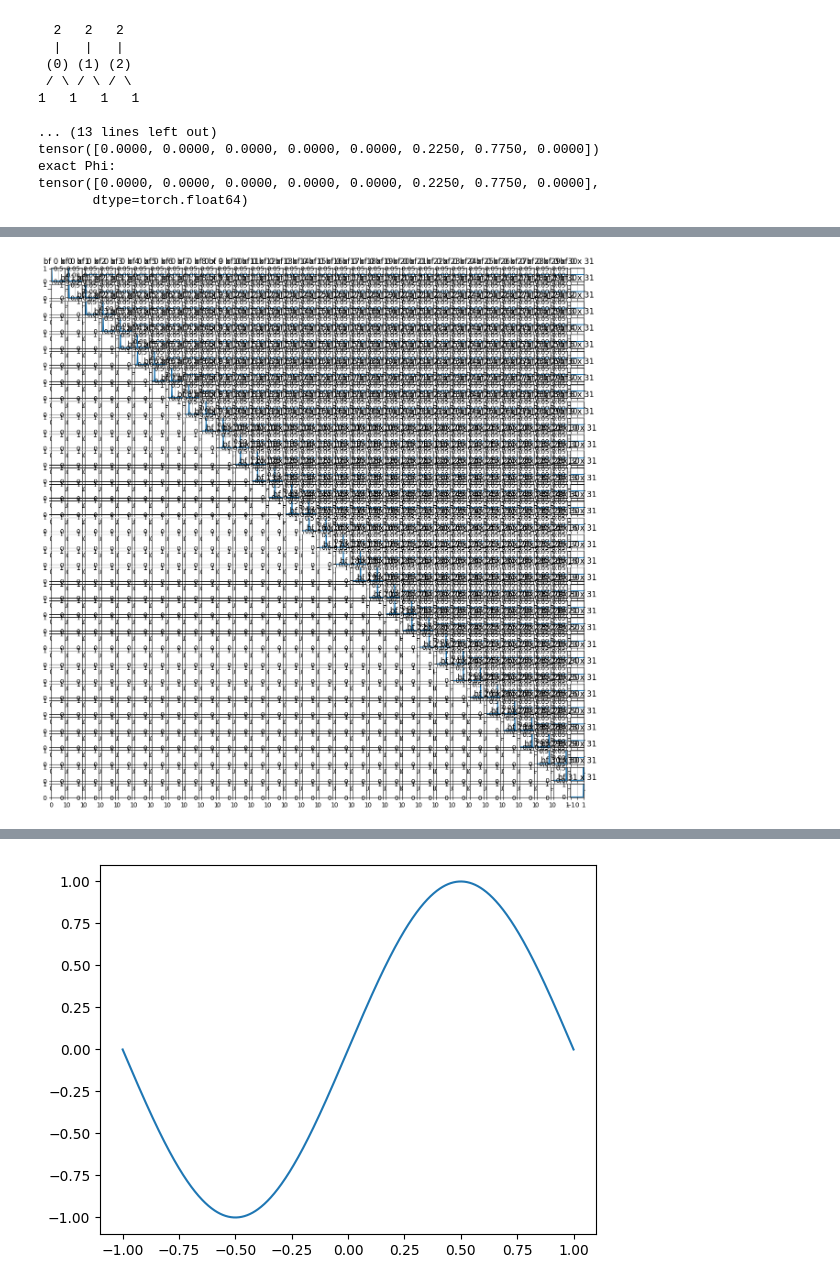
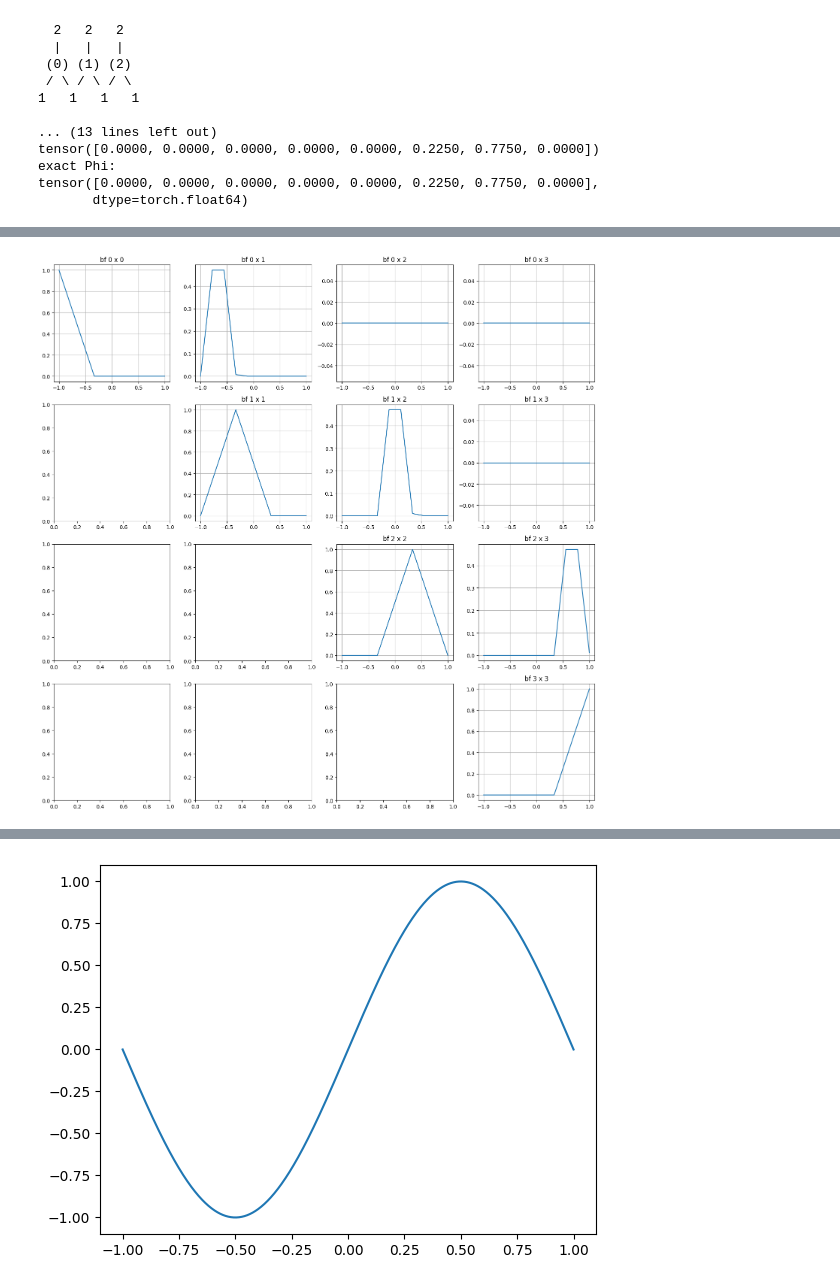
Before and after one commit to MazenAli/QuLearn, a Jupyter notebook: scratch/scratch4.ipynb, the cells around one changed output, grey strips where cells are left out. Drawn from its saved outputs; the diff is of its cells as text; code cells hidden in the pictures.

```diff
--- a/scratch/scratch4.ipynb
+++ b/scratch/scratch4.ipynb
@@ -790,7 +814,7 @@ exact Phi:
 tensor([0.0000, 0.0000, 0.0000, 0.0000, 0.0000, 0.2250, 0.7750, 0.0000],
        dtype=torch.float64)
 # %%
-num_qubits = 5
+num_qubits = 2
 dev = qml.device('default.qubit', wires=num_qubits)
 @qml.qnode(dev)
 def linear1dFEMcircuit(x, num_qubits, sqrt=False, normalize=False):
@@ -860,35 +871,35 @@ import torch
 import itertools
 
 def plot_basis_combinations(x_values, basis_functions, n):
     s = 2**n
     grid_size=(s, s)
     num_plots = grid_size[0] * grid_size[1]
     _, axs = plt.subplots(grid_size[0], grid_size[1], figsize=(15, 15))
 
     # Generate all unique combinations of basis functions
     all_combinations = list(itertools.combinations_with_replacement(range(2**n), 2))
     selected_combinations = all_combinations[:num_plots]
 
     for idx, (i, j) in enumerate(selected_combinations):
         combined_basis = basis_functions[:, i]*basis_functions[:, j]
         axs[i, j].plot(x_values, combined_basis)
         axs[i, j].set_title(f"bf {i} x {j}")
         axs[i, j].grid(True)
 
     plt.tight_layout()
     plt.show()
 
 # Generate x values for plotting
-x_plot = torch.tensor(np.linspace(-1, 0.9999, 500))
+x_plot = torch.tensor(np.linspace(-1, 0.9999, 10))
 
 # Generate the basis functions for each x in x_plot
 M = len(x_plot)
 basis_functions = torch.zeros(M, 2**num_qubits)
 for m in range(M):
     basis_functions[m, :] = torch.tensor(linear1dFEMcircuit(x_plot[m], num_qubits, sqrt=True))
 plot_basis_combinations(x_plot, basis_functions, num_qubits)
 # %% [output]
-[figure, old version]
+[figure, new version]
 # %%
 import pennylane as qml
 from qulearn import qlayer
```
Also changed, not shown: parts of 13 cells of this notebook, 8 other files.
